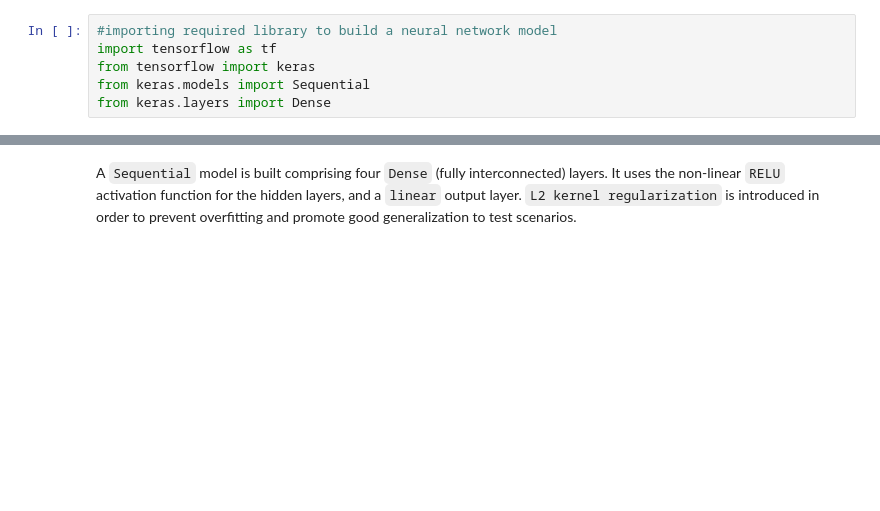
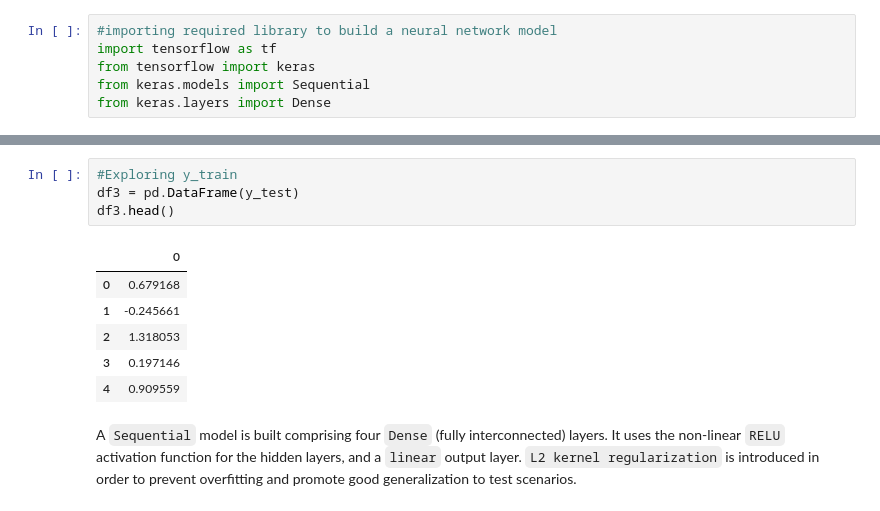
Before and after one commit to yousefmrashad/checkdata, a Jupyter notebook: checkdata.ipynb, the cells around one changed output, grey strips where cells are left out. Cells and saved outputs as stored; diff of their text form; blank space fills up the shorter version.

```diff
--- a/checkdata.ipynb
+++ b/checkdata.ipynb
@@ -151,3 +163,14 @@ df3.head()
+# %%
+#Exploring y_train
+df3 = pd.DataFrame(y_test)
+df3.head()
+# %% [output]
+|  | 0 |
+| 0 | 0.679168 |
+| 1 | -0.245661 |
+| 2 | 1.318053 |
+| 3 | 0.197146 |
+| 4 | 0.909559 |
 # %% [markdown]
 A `Sequential` model is built comprising four `Dense` (fully interconnected) layers. It uses the non-linear `RELU` activation function for the hidden layers, and a `linear` output layer. `L2 kernel regularization` is introduced in order to prevent overfitting and promote good generalization to test scenarios.
 # %%
```
Also changed, not shown: parts of 15 cells of this notebook.
